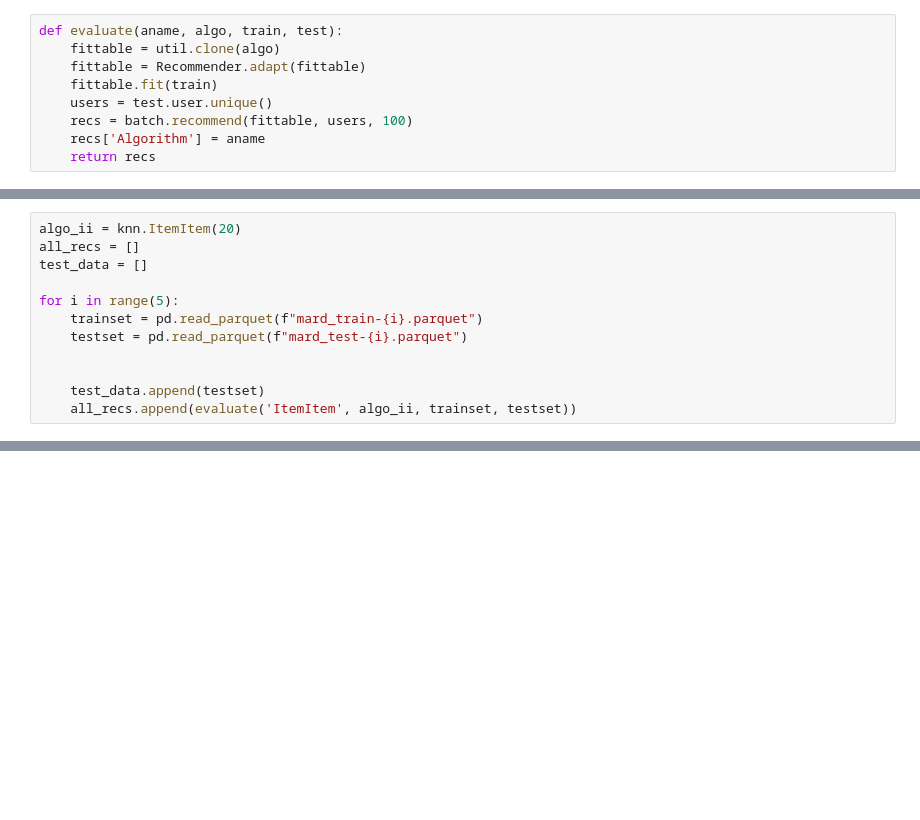
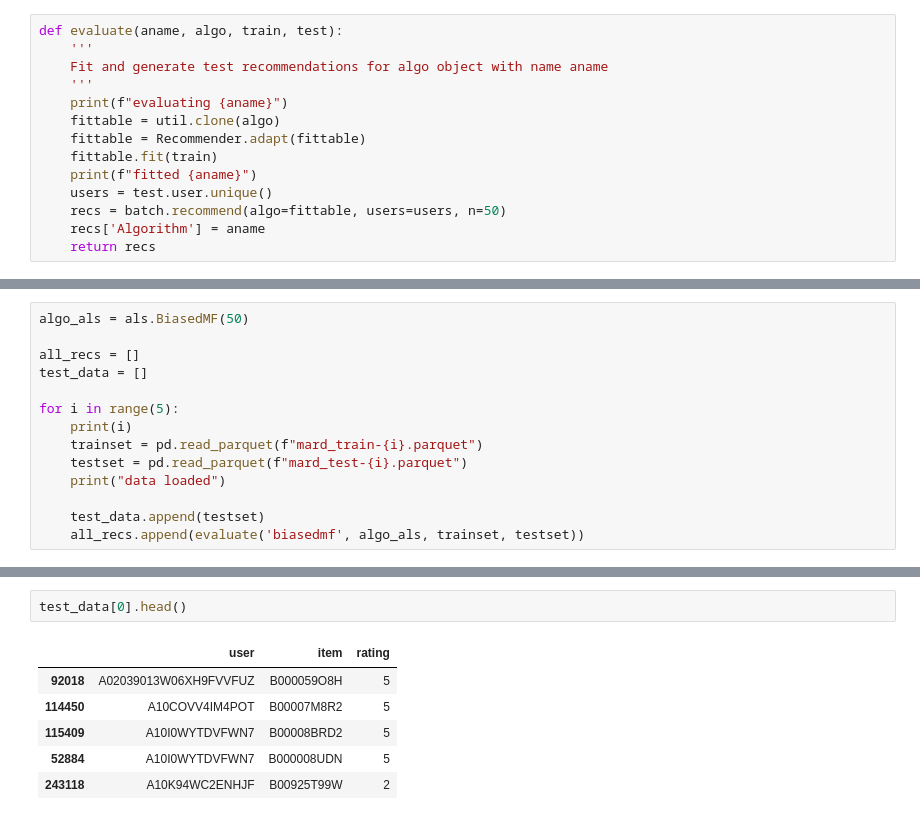
Before and after one commit to lderr4/Fresh-Finds-Album-Recommendation, a Jupyter notebook: evaluation.ipynb, the cells around one changed output, grey strips where cells are left out. Cells and saved outputs as stored; diff of their text form; blank space fills up the shorter version.

```diff
--- a/evaluation.ipynb
+++ b/evaluation.ipynb
@@ -54,10 +72,15 @@ ev = evaluator()
 # %%
 def evaluate(aname, algo, train, test):
+    '''
+    Fit and generate test recommendations for algo object with name aname
+    '''
+    print(f"evaluating {aname}")
     fittable = util.clone(algo)
     fittable = Recommender.adapt(fittable)
     fittable.fit(train)
+    print(f"fitted {aname}")
     users = test.user.unique()
-    recs = batch.recommend(fittable, users, 100)
+    recs = batch.recommend(algo=fittable, users=users, n=50)
     recs['Algorithm'] = aname
     return recs
 # %%
@@ -72,12 +95,14 @@ Partitioning Data into 5 Folds...
 # %%
-algo_ii = knn.ItemItem(20)
+algo_als = als.BiasedMF(50)
+
 all_recs = []
 test_data = []
 
 for i in range(5):
+    print(i)
     trainset = pd.read_parquet(f"mard_train-{i}.parquet")
     testset = pd.read_parquet(f"mard_test-{i}.parquet")
-
+    print("data loaded")
 
     test_data.append(testset)
-    all_recs.append(evaluate('ItemItem', algo_ii, trainset, testset))
+    all_recs.append(evaluate('biasedmf', algo_als, trainset, testset))
@@ -83,0 +174,9 @@ for i in range(5):
+# %%
+test_data[0].head()
+# %% [output]
+|  | user | item | rating |
+| 92018 | A02039013W06XH9FVVFUZ | B000059O8H | 5 |
+| 114450 | A10COVV4IM4POT | B00007M8R2 | 5 |
+| 115409 | A10I0WYTDVFWN7 | B00008BRD2 | 5 |
+| 52884 | A10I0WYTDVFWN7 | B000008UDN | 5 |
+| 243118 | A10K94WC2ENHJF | B00925T99W | 2 |
```
Also changed, not shown: parts of 13 cells of this notebook, 7 other files.
